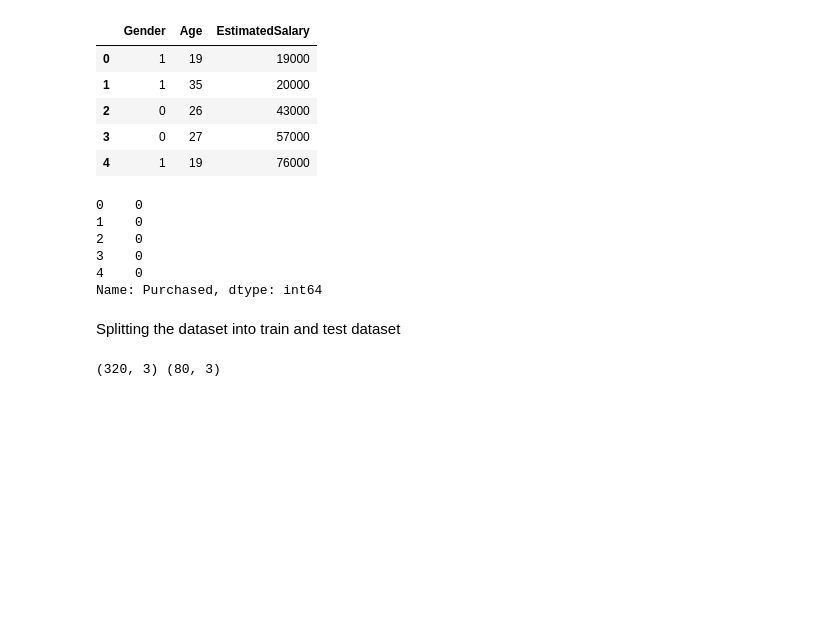
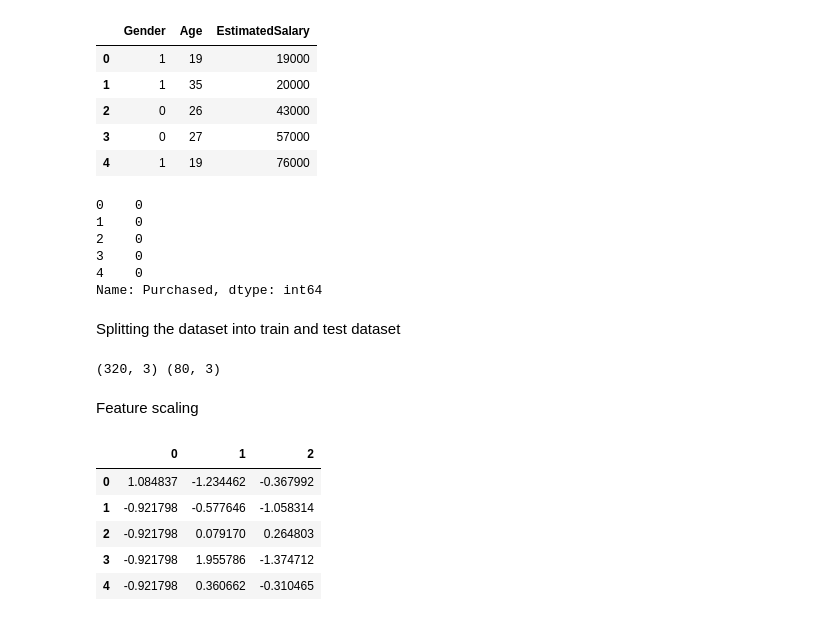
Before and after one commit to kumar291098/SUV_Car_purchesing_predicttion, a Jupyter notebook: SUV_Car_purchesing.ipynb, the cells around one changed output. Cells and saved outputs as stored; diff of their text form; code cells hidden in the pictures; blank space fills up the shorter version.

```diff
--- a/SUV_Car_purchesing.ipynb
+++ b/SUV_Car_purchesing.ipynb
@@ -192,3 +192,19 @@ x_train , x_test, y_train ,y_test= train_test_split(x,y , stratify=y, test_size=
 print(x_train.shape, x_test.shape)
 # %% [output]
 (320, 3) (80, 3)
+# %% [markdown]
+Feature scaling
+# %%
+sc =StandardScaler()
+# %%
+x_train=pd.DataFrame(sc.fit_transform(x_train))
+x_test=pd.DataFrame(sc.fit_transform(x_test))
+# %%
+x_train.head()
+# %% [output]
+|  | 0 | 1 | 2 |
+| 0 | 1.084837 | -1.234462 | -0.367992 |
+| 1 | -0.921798 | -0.577646 | -1.058314 |
+| 2 | -0.921798 | 0.079170 | 0.264803 |
+| 3 | -0.921798 | 1.955786 | -1.374712 |
+| 4 | -0.921798 | 0.360662 | -0.310465 |
```
Also changed, not shown: parts of 12 cells of this notebook.
